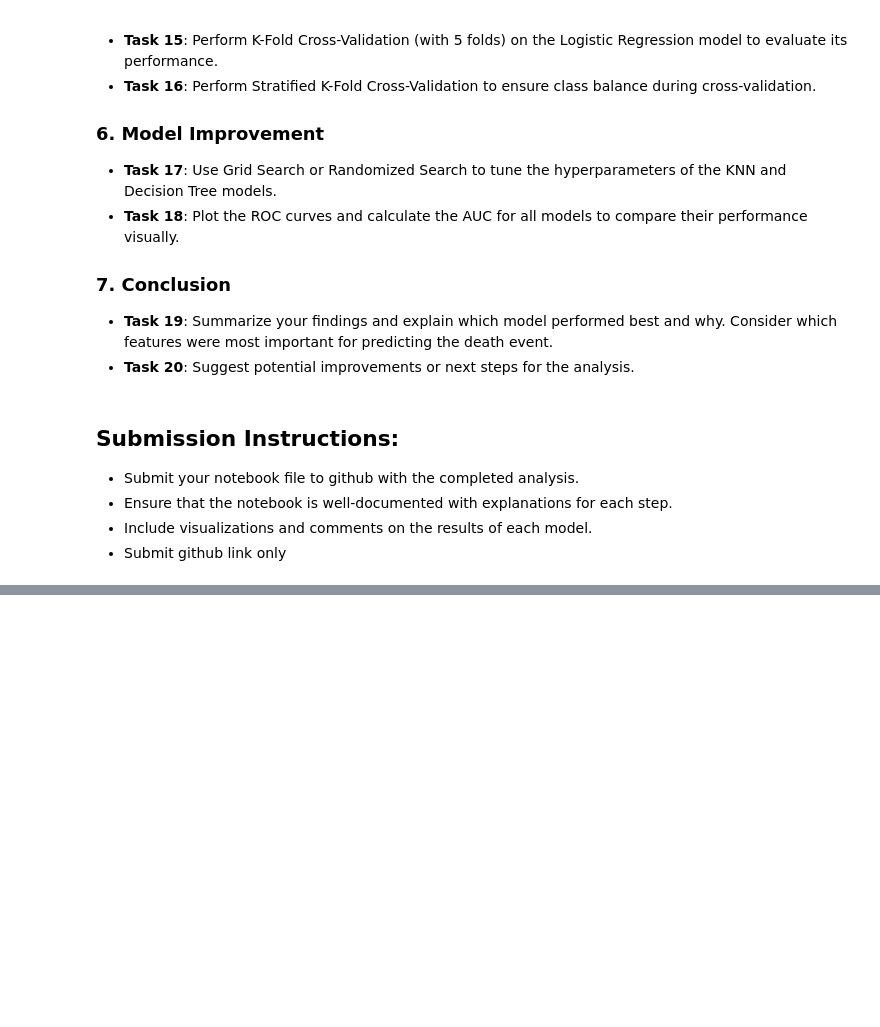
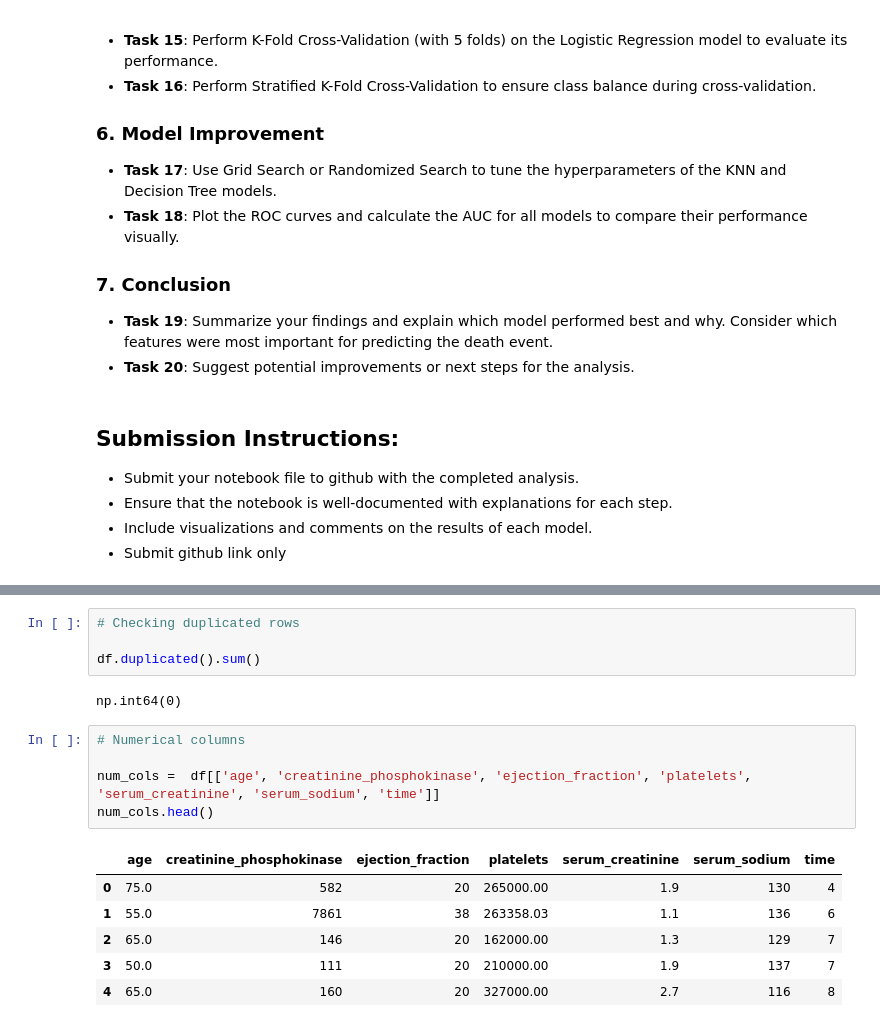
Before and after one commit to mohammadkhorshed/DS-ML-Assignments, a Jupyter notebook: assignment_08.ipynb, the cells around one changed output, grey strips where cells are left out. Saved outputs shown, nothing was run; the diff lists cells and outputs as text; blank space fills up the shorter version.

```diff
--- a/assignment_08.ipynb
+++ b/assignment_08.ipynb
@@ -93,0 +154,18 @@ The dataset consists of 13 variables, each representing clinical features and de
+# %%
+# Checking duplicated rows
+
+df.duplicated().sum()
+# %% [output]
+np.int64(0)
+# %%
+# Numerical columns
+
+num_cols =  df[['age', 'creatinine_phosphokinase', 'ejection_fraction', 'platelets', 'serum_creatinine', 'serum_sodium', 'time']]
+num_cols.head()
+# %% [output]
+|  | age | creatinine_phosphokinase | ejection_fraction | platelets | serum_creatinine | serum_sodium | time |
+| 0 | 75.0 | 582 | 20 | 265000.00 | 1.9 | 130 | 4 |
+| 1 | 55.0 | 7861 | 38 | 263358.03 | 1.1 | 136 | 6 |
+| 2 | 65.0 | 146 | 20 | 162000.00 | 1.3 | 129 | 7 |
+| 3 | 50.0 | 111 | 20 | 210000.00 | 1.9 | 137 | 7 |
+| 4 | 65.0 | 160 | 20 | 327000.00 | 2.7 | 116 | 8 |
```
Also changed, not shown: parts of 15 cells of this notebook.
